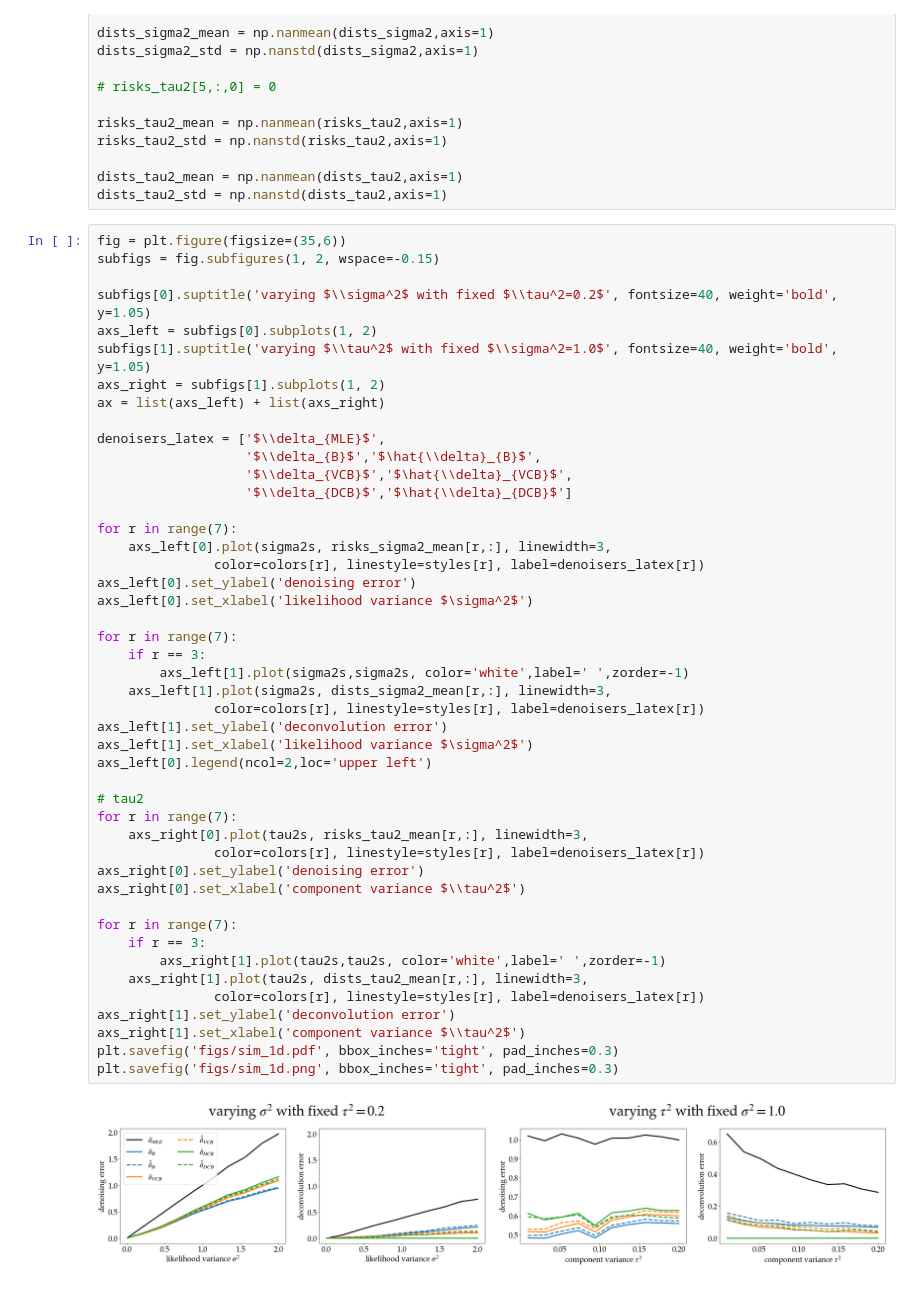
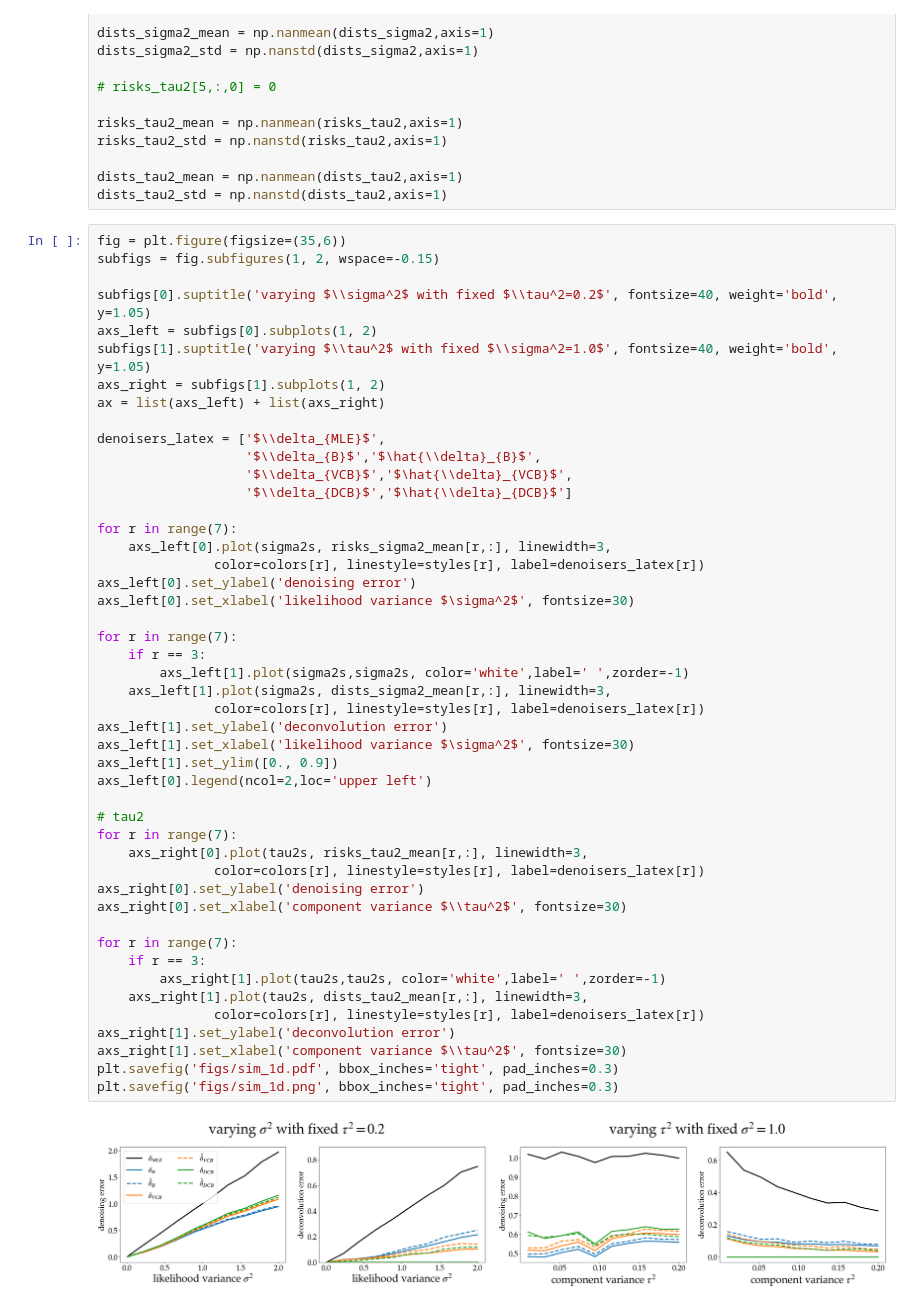
Before and after one commit to aqjaffe/constrained-denoising-EB-OT, a Jupyter notebook: sim_1d.ipynb, the cells around one changed output. Drawn from its saved outputs; the diff is of its cells as text.

```diff
--- a/sim_1d.ipynb
+++ b/sim_1d.ipynb
@@ -297,35 +297,36 @@ denoisers_latex = ['$\\delta_{MLE}$',
                    '$\\delta_{DCB}$','$\hat{\\delta}_{DCB}$']
 
 for r in range(7):
     axs_left[0].plot(sigma2s, risks_sigma2_mean[r,:], linewidth=3,
                color=colors[r], linestyle=styles[r], label=denoisers_latex[r])
 axs_left[0].set_ylabel('denoising error')
-axs_left[0].set_xlabel('likelihood variance $\sigma^2$')
+axs_left[0].set_xlabel('likelihood variance $\sigma^2$', fontsize=30)
 
 for r in range(7):
     if r == 3:
         axs_left[1].plot(sigma2s,sigma2s, color='white',label=' ',zorder=-1)
     axs_left[1].plot(sigma2s, dists_sigma2_mean[r,:], linewidth=3,
                color=colors[r], linestyle=styles[r], label=denoisers_latex[r])
 axs_left[1].set_ylabel('deconvolution error')
-axs_left[1].set_xlabel('likelihood variance $\sigma^2$')
+axs_left[1].set_xlabel('likelihood variance $\sigma^2$', fontsize=30)
+axs_left[1].set_ylim([0., 0.9])
 axs_left[0].legend(ncol=2,loc='upper left')
 
 # tau2
 for r in range(7):
     axs_right[0].plot(tau2s, risks_tau2_mean[r,:], linewidth=3,
                color=colors[r], linestyle=styles[r], label=denoisers_latex[r])
 axs_right[0].set_ylabel('denoising error')
-axs_right[0].set_xlabel('component variance $\\tau^2$')
+axs_right[0].set_xlabel('component variance $\\tau^2$', fontsize=30)
 
 for r in range(7):
     if r == 3:
         axs_right[1].plot(tau2s,tau2s, color='white',label=' ',zorder=-1)
     axs_right[1].plot(tau2s, dists_tau2_mean[r,:], linewidth=3,
                color=colors[r], linestyle=styles[r], label=denoisers_latex[r])
 axs_right[1].set_ylabel('deconvolution error')
-axs_right[1].set_xlabel('component variance $\\tau^2$')
+axs_right[1].set_xlabel('component variance $\\tau^2$', fontsize=30)
 plt.savefig('figs/sim_1d.pdf', bbox_inches='tight', pad_inches=0.3)
 plt.savefig('figs/sim_1d.png', bbox_inches='tight', pad_inches=0.3)
 # %% [output]
-[figure, old version]
+[figure, new version]
```
